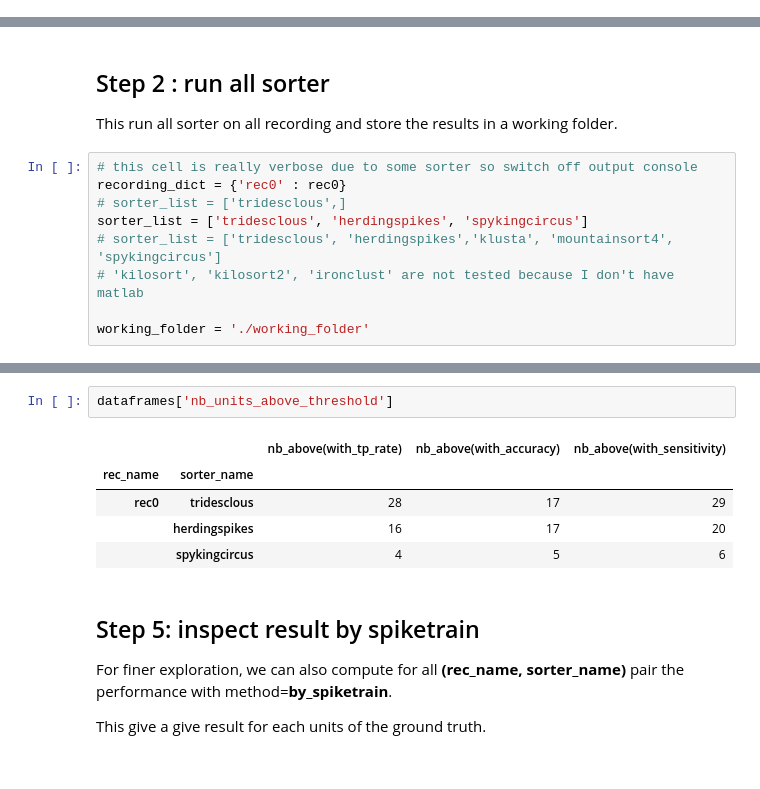
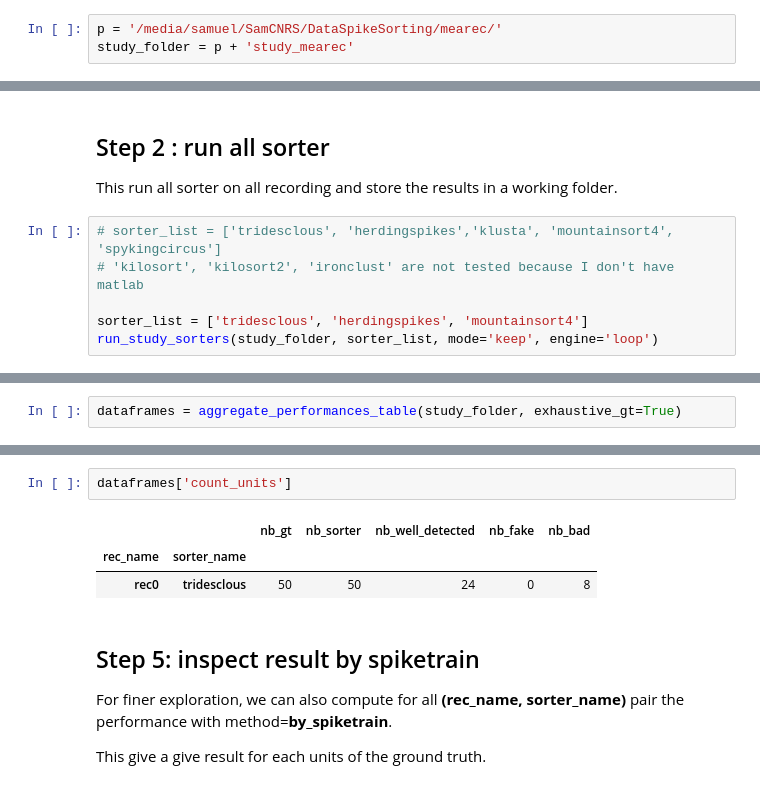
Before and after one commit to SpikeInterface/spikeresults, a Jupyter notebook: alessio_mearec_simulation/alessio_mearec_simulation.ipynb, the cells around one changed output, grey strips where cells are left out. Cells and saved outputs as stored; diff of their text form.

```diff
--- a/alessio_mearec_simulation/alessio_mearec_simulation.ipynb
+++ b/alessio_mearec_simulation/alessio_mearec_simulation.ipynb
@@ -16,3 +18,6 @@ import time
 
 %matplotlib notebook
+# %%
+p = '/media/samuel/SamCNRS/DataSpikeSorting/mearec/'
+study_folder = p + 'study_mearec'
 # %% [markdown]
@@ -36,11 +44,8 @@ for chan in rec0.get_channel_ids():
 
 This run all sorter on all recording and store the results in a working folder.
 # %%
-# this cell is really verbose due to some sorter so switch off output console
-recording_dict = {'rec0' : rec0}
-# sorter_list = ['tridesclous',]
-sorter_list = ['tridesclous', 'herdingspikes', 'spykingcircus']
 # sorter_list = ['tridesclous', 'herdingspikes','klusta', 'mountainsort4', 'spykingcircus']
 # 'kilosort', 'kilosort2', 'ironclust' are not tested because I don't have matlab
 
-working_folder = './working_folder'
+sorter_list = ['tridesclous', 'herdingspikes', 'mountainsort4']
+run_study_sorters(study_folder, sorter_list, mode='keep', engine='loop')
@@ -67,6 +70,8 @@ comparisons, dataframes = st.comparison.gather_sorting_comparison(working_folder
   * perf_pooled_with_sum: performance with method **pooled_with_sum**
   * perf_pooled_with_average: performance with method **pooled_with_average**
   * nb_units_above_threshold: count how many units detect with a treshold on a perf columns.
+# %%
+dataframes = aggregate_performances_table(study_folder, exhaustive_gt=True)
 # %%
 dataframes['run_times']
 # %% [output]
@@ -94,11 +93,9 @@ dataframes['perf_pooled_with_average']
 # %%
-dataframes['nb_units_above_threshold']
+dataframes['count_units']
 # %% [output]
-|  |  | nb_above(with_tp_rate) | nb_above(with_accuracy) | nb_above(with_sensitivity) |
-| rec_name | sorter_name |  |  |  |
-| rec0 | tridesclous | 28 | 17 | 29 |
-|  | herdingspikes | 16 | 17 | 20 |
-|  | spykingcircus | 4 | 5 | 6 |
+|  |  | nb_gt | nb_sorter | nb_well_detected | nb_fake | nb_bad |
+| rec_name | sorter_name |  |  |  |  |  |
+| rec0 | tridesclous | 50 | 50 | 24 | 0 | 8 |
 # %% [markdown]
 ## Step 5: inspect result by spiketrain
 
```
Also changed, not shown: parts of 20 cells of this notebook, 1 other file.
